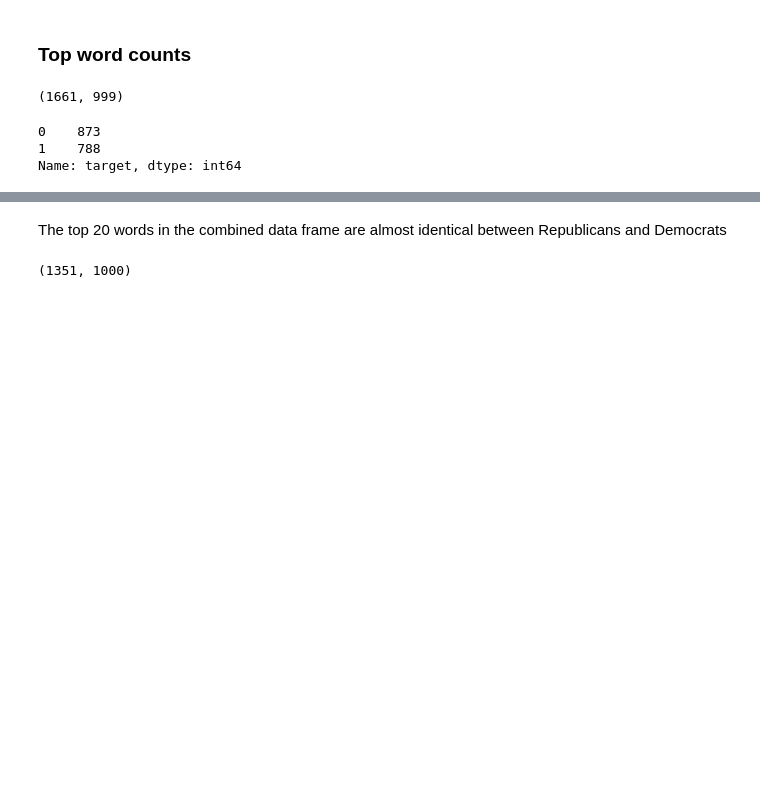
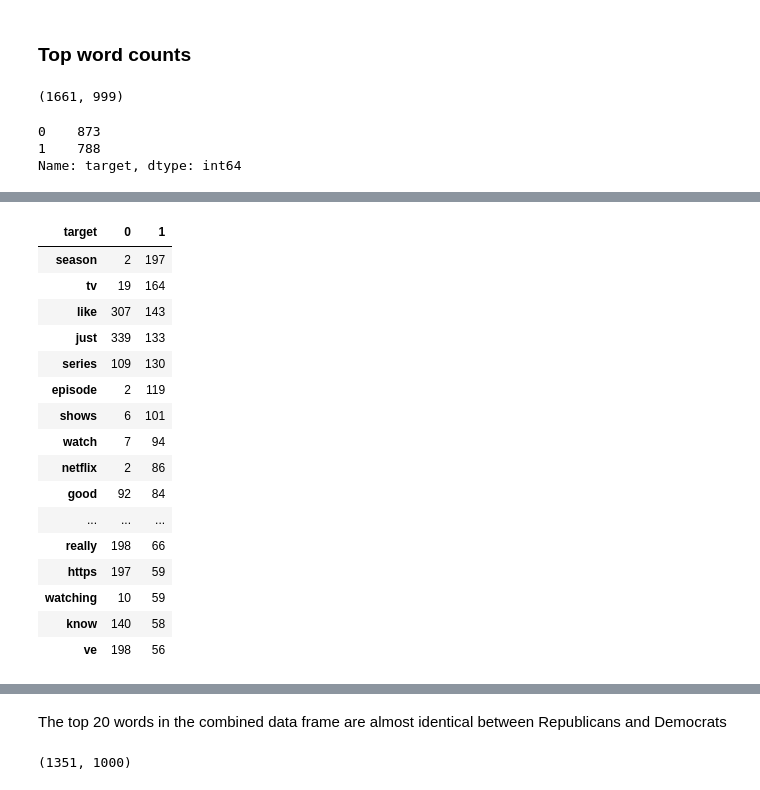
Before and after one commit to bryanco1966/Reddit-Classifications, a Jupyter notebook: Bryan_Combs/Merge_Redit_Files_and_prepare_for_analysis.ipynb, the cells around one changed output, grey strips where cells are left out. Saved outputs shown, nothing was run; the diff lists cells and outputs as text; code cells hidden in the pictures; blank space fills up the shorter version.

```diff
--- a/Bryan_Combs/Merge_Redit_Files_and_prepare_for_analysis.ipynb
+++ b/Bryan_Combs/Merge_Redit_Files_and_prepare_for_analysis.ipynb
@@ -257,0 +277,20 @@ party_df.groupby('target').sum().T.sort_values(0, ascending=False)
+# %%
+entertainment_df.groupby('target').sum().T.sort_values(1, ascending=False).head(20)
+# %% [output]
+| target | 0 | 1 |
+| season | 2 | 197 |
+| tv | 19 | 164 |
+| like | 307 | 143 |
+| just | 339 | 133 |
+| series | 109 | 130 |
+| episode | 2 | 119 |
+| shows | 6 | 101 |
+| watch | 7 | 94 |
+| netflix | 2 | 86 |
+| good | 92 | 84 |
+| ... | ... | ... |
+| really | 198 | 66 |
+| https | 197 | 59 |
+| watching | 10 | 59 |
+| know | 140 | 58 |
+| ve | 198 | 56 |
```
Also changed, not shown: parts of 5 cells of this notebook, 2 other files.
